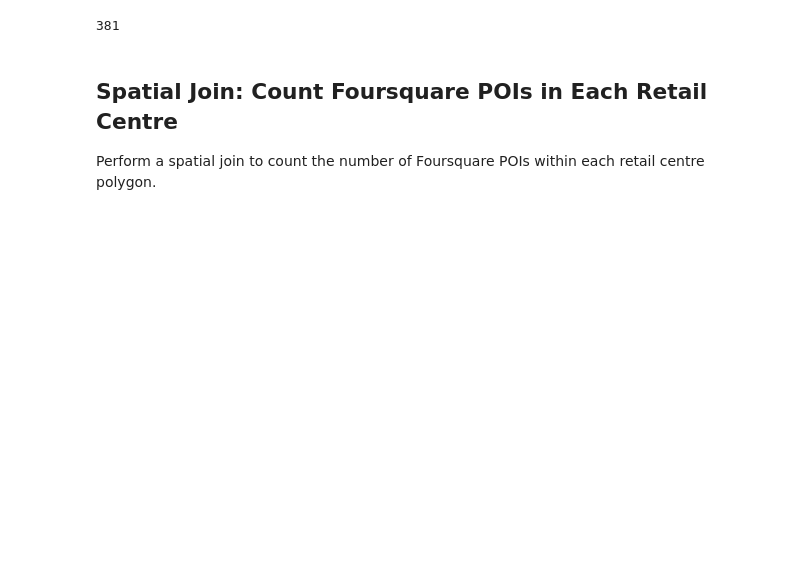
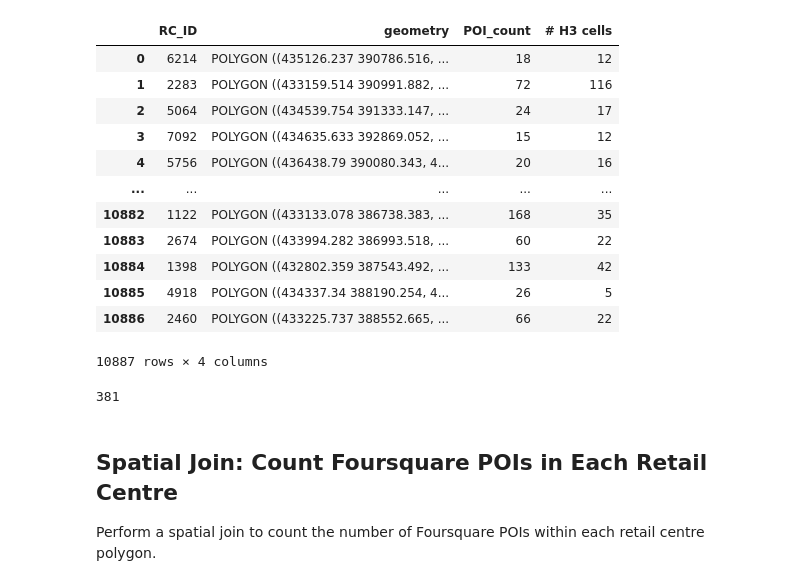
Before and after one commit to GeographicDataService/RetailCentres2026_Unified, a Jupyter notebook: Boundaries/notebooks/comparisonmaps.ipynb, the cells around one changed output. Saved outputs shown, nothing was run; the diff lists cells and outputs as text; code cells hidden in the pictures; blank space fills up the shorter version.

```diff
--- a/Boundaries/notebooks/comparisonmaps.ipynb
+++ b/Boundaries/notebooks/comparisonmaps.ipynb
@@ -19,6 +19,22 @@ new_centres_10 =  gpd.read_parquet("../data/output_files/mergeafterfiltthresh_re
 new_centres_15 = gpd.read_parquet("../data/output_files/mergeafterfiltthresh_retailcen_foursquare_mrc_2_mri_1_mrn_15_mtf_6_splitthresh_1500_merge_y/4_finalcentres_las.parquet")
 # new_centres = gpd.read_parquet("../data/output_files/fsqup_retailcen_foursquare_mrc_2_mri_10_mrn_10_mtf_6_splitthresh_1500_merge_n/4_finalcentres_las.parquet")
 # new_centres = gpd.read_parquet("../data/output_files/mergeafterfiltthresh_retailcen_foursquare_mrc_2_mri_10_mrn_10_mtf_6_splitthresh_1500_merge_y/4_finalcentres_las.parquet")
+# %%
+new_centres_10
+# %% [output]
+|  | RC_ID | geometry | POI_count | # H3 cells |
+| 0 | 6214 | POLYGON ((435126.237 390786.516, ... | 18 | 12 |
+| 1 | 2283 | POLYGON ((433159.514 390991.882, ... | 72 | 116 |
+| 2 | 5064 | POLYGON ((434539.754 391333.147, ... | 24 | 17 |
+| 3 | 7092 | POLYGON ((434635.633 392869.052, ... | 15 | 12 |
+| 4 | 5756 | POLYGON ((436438.79 390080.343, 4... | 20 | 16 |
+| ... | ... | ... | ... | ... |
+| 10882 | 1122 | POLYGON ((433133.078 386738.383, ... | 168 | 35 |
+| 10883 | 2674 | POLYGON ((433994.282 386993.518, ... | 60 | 22 |
+| 10884 | 1398 | POLYGON ((432802.359 387543.492, ... | 133 | 42 |
+| 10885 | 4918 | POLYGON ((434337.34 388190.254, 4... | 26 | 5 |
+| 10886 | 2460 | POLYGON ((433225.737 388552.665, ... | 66 | 22 |
+10887 rows × 4 columns
 # %%
 import geopandas as gpd
 
```
Also changed, not shown: parts of 1 cell of this notebook, 6 other files.
